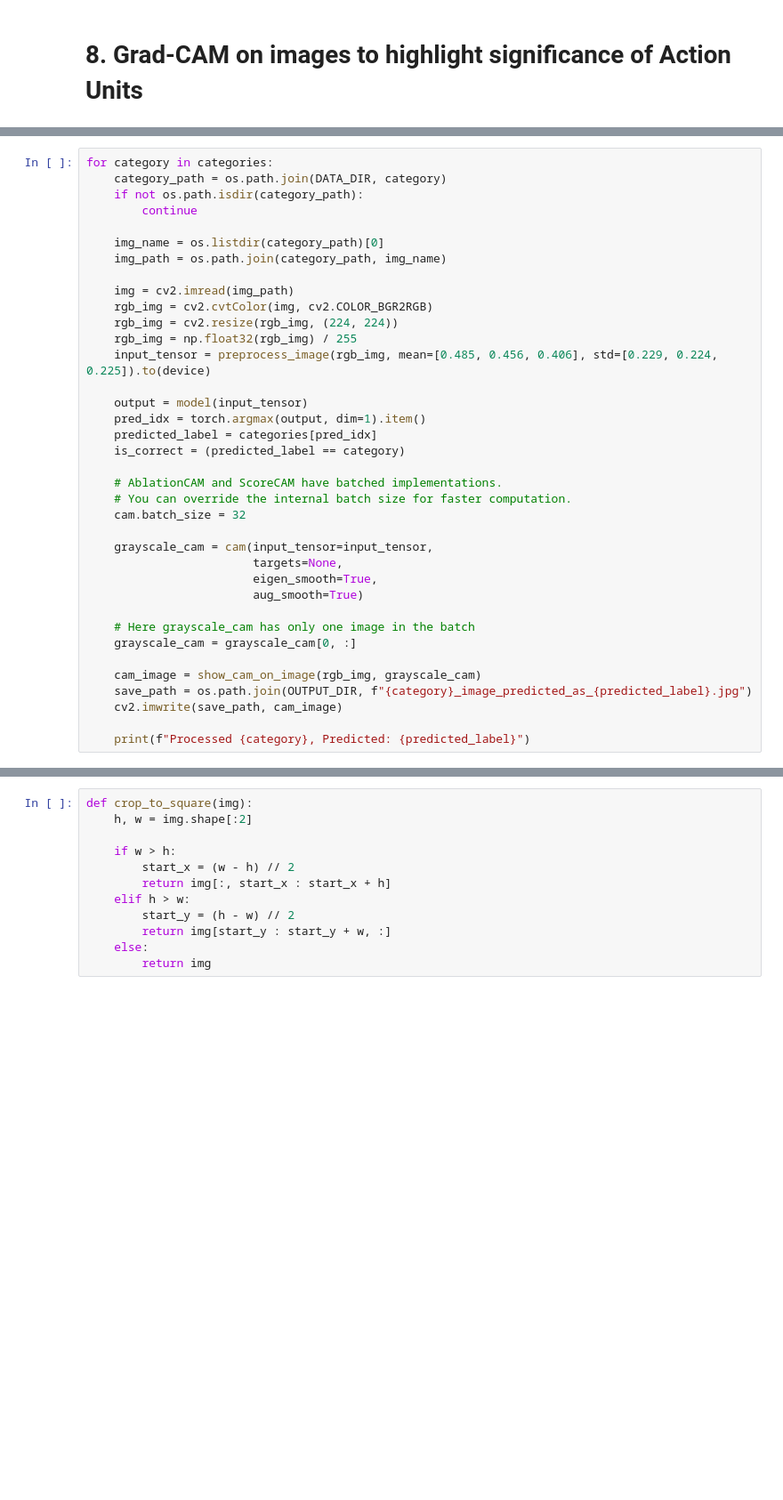
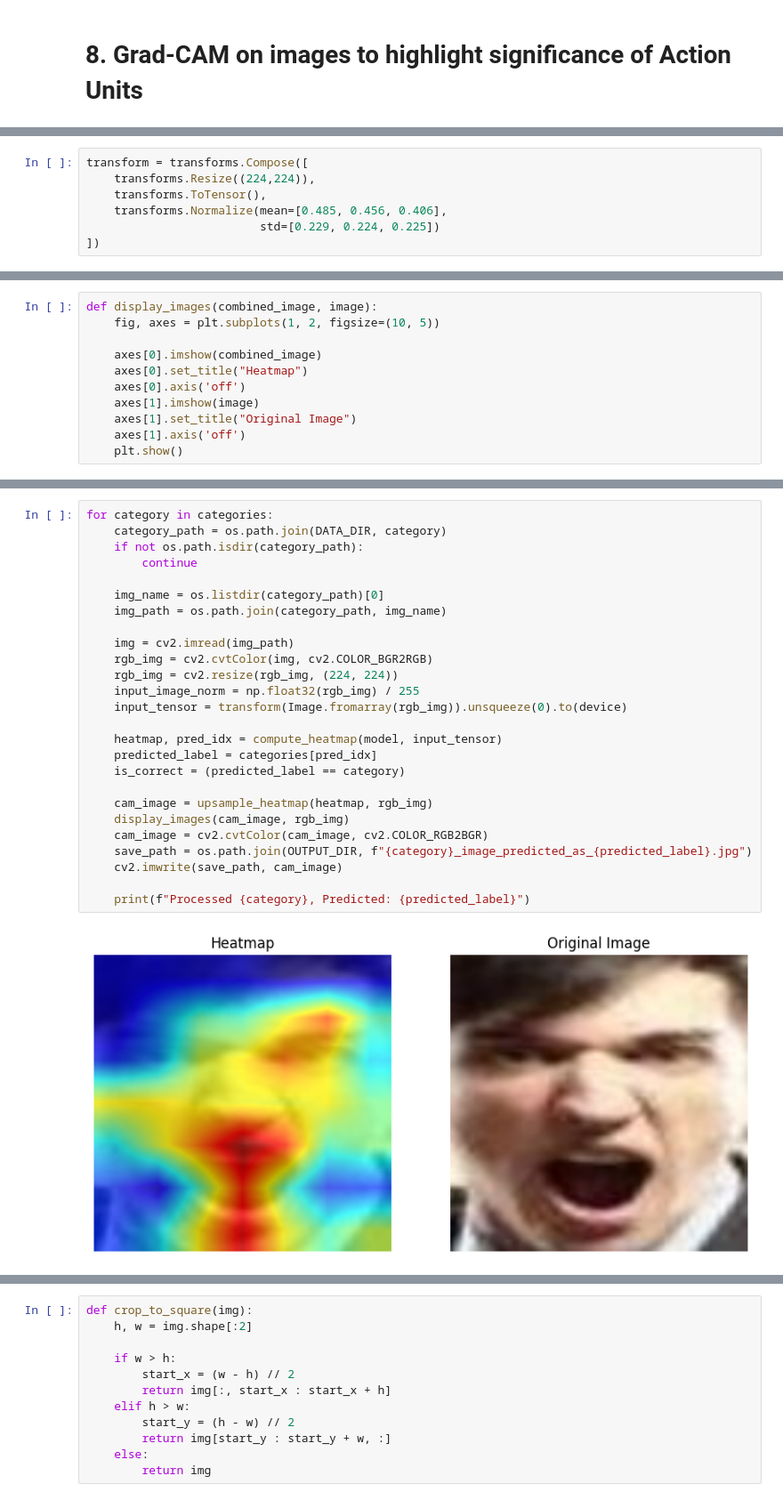
Before and after one commit to Aura4G/Swin-Xception-for-Facial-Expression-Recognition, a Jupyter notebook: notebooks/experimentation_7/experimentation_7.ipynb, the cells around one changed output, grey strips where cells are left out. Shown at 89% size. Cells and saved outputs as stored; diff of their text form; blank space fills up the shorter version.

```diff
--- a/notebooks/experimentation_7/experimentation_7.ipynb
+++ b/notebooks/experimentation_7/experimentation_7.ipynb
@@ -1264,0 +1250,7 @@ def reshape_transform(tensor, height=7, width=7):
+# %%
+transform = transforms.Compose([
+    transforms.Resize((224,224)),
+    transforms.ToTensor(),
+    transforms.Normalize(mean=[0.485, 0.456, 0.406],
+                         std=[0.229, 0.224, 0.225])
+])
@@ -1265,3 +1335,14 @@ def reshape_transform(tensor, height=7, width=7):
+# %%
+def display_images(combined_image, image):
+    fig, axes = plt.subplots(1, 2, figsize=(10, 5))
+
+    axes[0].imshow(combined_image)
+    axes[0].set_title("Heatmap")
+    axes[0].axis('off')
+    axes[1].imshow(image)
+    axes[1].set_title("Original Image")
+    axes[1].axis('off')
+    plt.show()
 # %%
 DATA_DIR = "../../datasets/RAFDB/DATASET/train/"
 OUTPUT_DIR = "./cam_results"
@@ -1280,39 +1352,29 @@ cam = AblationCAM(model=model,
 # %%
 for category in categories:
     category_path = os.path.join(DATA_DIR, category)
     if not os.path.isdir(category_path):
         continue
 
     img_name = os.listdir(category_path)[0]
     img_path = os.path.join(category_path, img_name)
 
     img = cv2.imread(img_path)
     rgb_img = cv2.cvtColor(img, cv2.COLOR_BGR2RGB)
     rgb_img = cv2.resize(rgb_img, (224, 224))
-    rgb_img = np.float32(rgb_img) / 255
-    input_tensor = preprocess_image(rgb_img, mean=[0.485, 0.456, 0.406], std=[0.229, 0.224, 0.225]).to(device)
+    input_image_norm = np.float32(rgb_img) / 255
+    input_tensor = transform(Image.fromarray(rgb_img)).unsqueeze(0).to(device)
 
-    output = model(input_tensor)
-    pred_idx = torch.argmax(output, dim=1).item()
+    heatmap, pred_idx = compute_heatmap(model, input_tensor)
     predicted_label = categories[pred_idx]
     is_correct = (predicted_label == category)
 
-    # AblationCAM and ScoreCAM have batched implementations.
-    # You can override the internal batch size for faster computation.
-    cam.batch_size = 32
-
-    grayscale_cam = cam(input_tensor=input_tensor,
-                        targets=None,
-                        eigen_smooth=True,
-                        aug_smooth=True)
-
-    # Here grayscale_cam has only one image in the batch
-    grayscale_cam = grayscale_cam[0, :]
-
-    cam_image = show_cam_on_image(rgb_img, grayscale_cam)
+    cam_image = upsample_heatmap(heatmap, rgb_img)
+    display_images(cam_image, rgb_img)
+    cam_image = cv2.cvtColor(cam_image, cv2.COLOR_RGB2BGR)
     save_path = os.path.join(OUTPUT_DIR, f"{category}_image_predicted_as_{predicted_label}.jpg")
     cv2.imwrite(save_path, cam_image)
 
     print(f"Processed {category}, Predicted: {predicted_label}")
 # %% [output]
+[figure, added]
 Processed angry, Predicted: angry
```
Also changed, not shown: parts of 22 cells of this notebook, 15 other files.
